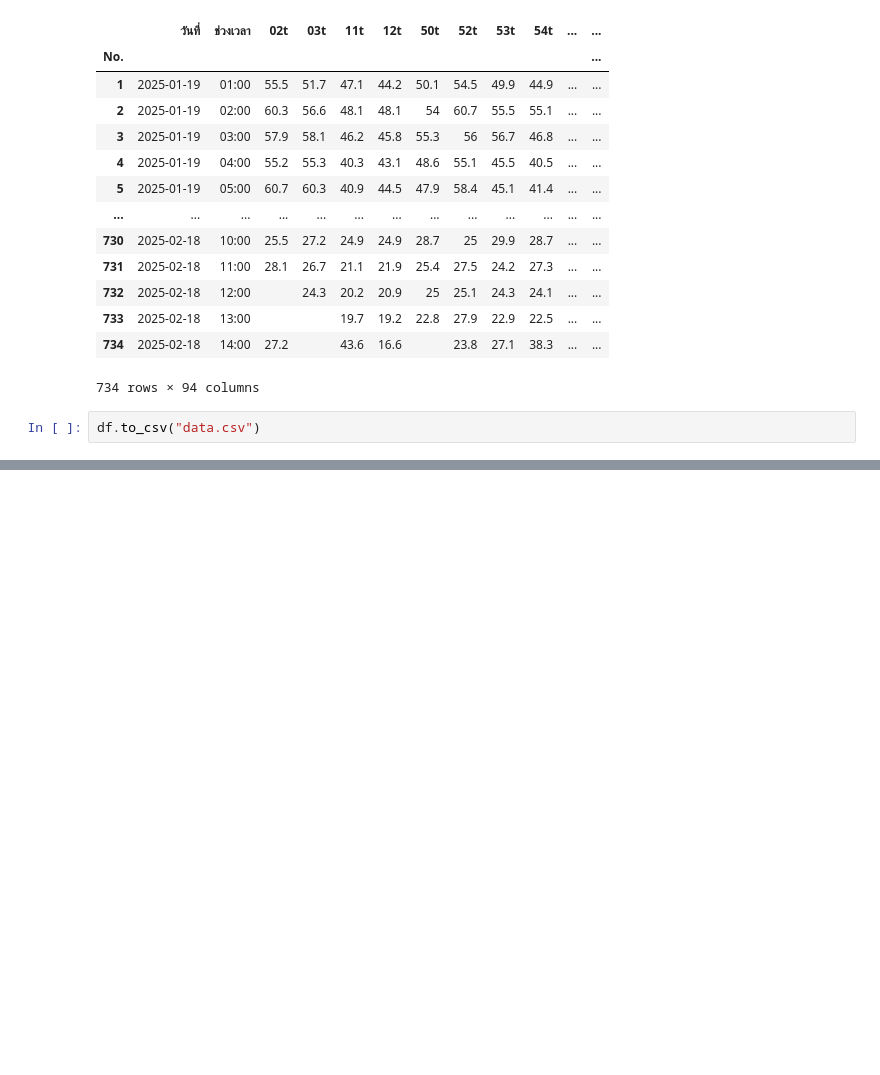
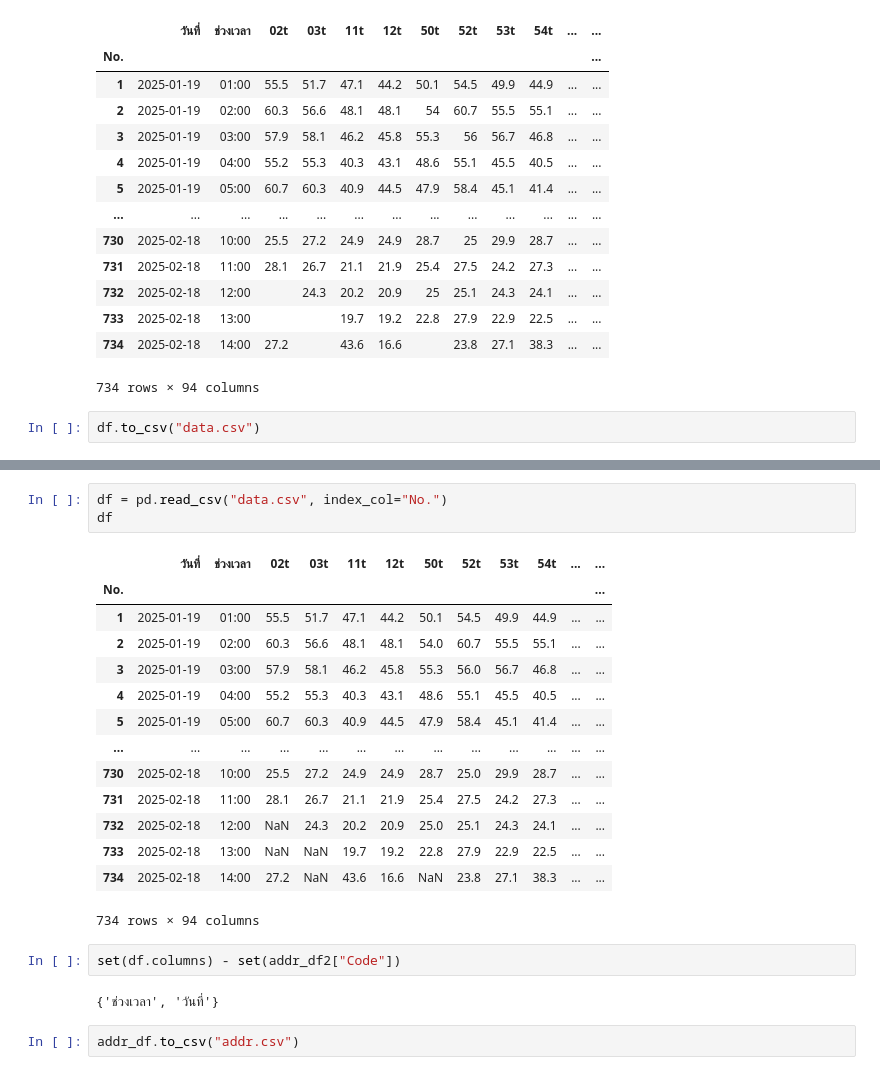
Before and after one commit to GemsLoveNLP/PM25, a Jupyter notebook: extract.ipynb, the cells around one changed output, grey strips where cells are left out. Saved outputs shown, nothing was run; the diff lists cells and outputs as text; blank space fills up the shorter version.

Commit message:
add: addr.csv

```diff
--- a/extract.ipynb
+++ b/extract.ipynb
@@ -76,0 +127,24 @@ df.to_csv("data.csv")
+# %%
+df = pd.read_csv("data.csv", index_col="No.")
+df
+# %% [output]
+|  | วันที่ | ช่วงเวลา | 02t | 03t | 11t | 12t | 50t | 52t | 53t | 54t | ... | ... |
+| No. |  |  |  |  |  |  |  |  |  |  |  | ... |
+| 1 | 2025-01-19 | 01:00 | 55.5 | 51.7 | 47.1 | 44.2 | 50.1 | 54.5 | 49.9 | 44.9 | ... | ... |
+| 2 | 2025-01-19 | 02:00 | 60.3 | 56.6 | 48.1 | 48.1 | 54.0 | 60.7 | 55.5 | 55.1 | ... | ... |
+| 3 | 2025-01-19 | 03:00 | 57.9 | 58.1 | 46.2 | 45.8 | 55.3 | 56.0 | 56.7 | 46.8 | ... | ... |
+| 4 | 2025-01-19 | 04:00 | 55.2 | 55.3 | 40.3 | 43.1 | 48.6 | 55.1 | 45.5 | 40.5 | ... | ... |
+| 5 | 2025-01-19 | 05:00 | 60.7 | 60.3 | 40.9 | 44.5 | 47.9 | 58.4 | 45.1 | 41.4 | ... | ... |
+| ... | ... | ... | ... | ... | ... | ... | ... | ... | ... | ... | ... | ... |
+| 730 | 2025-02-18 | 10:00 | 25.5 | 27.2 | 24.9 | 24.9 | 28.7 | 25.0 | 29.9 | 28.7 | ... | ... |
+| 731 | 2025-02-18 | 11:00 | 28.1 | 26.7 | 21.1 | 21.9 | 25.4 | 27.5 | 24.2 | 27.3 | ... | ... |
+| 732 | 2025-02-18 | 12:00 | NaN | 24.3 | 20.2 | 20.9 | 25.0 | 25.1 | 24.3 | 24.1 | ... | ... |
+| 733 | 2025-02-18 | 13:00 | NaN | NaN | 19.7 | 19.2 | 22.8 | 27.9 | 22.9 | 22.5 | ... | ... |
+| 734 | 2025-02-18 | 14:00 | 27.2 | NaN | 43.6 | 16.6 | NaN | 23.8 | 27.1 | 38.3 | ... | ... |
+734 rows × 94 columns
+# %%
+set(df.columns) - set(addr_df2["Code"])
+# %% [output]
+{'ช่วงเวลา', 'วันที่'}
+# %%
+addr_df.to_csv("addr.csv")
```
Also changed, not shown: parts of 7 cells of this notebook, 4 other files.
